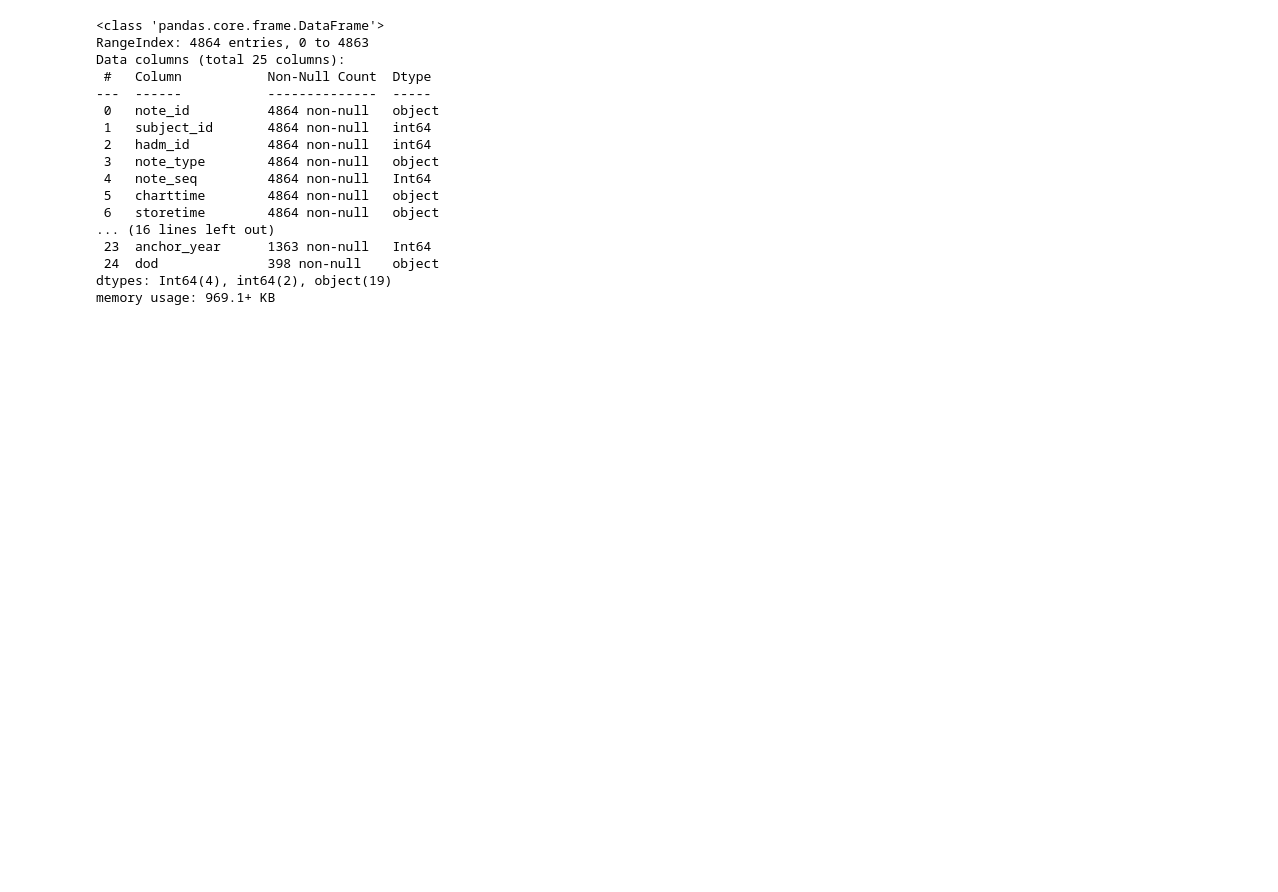
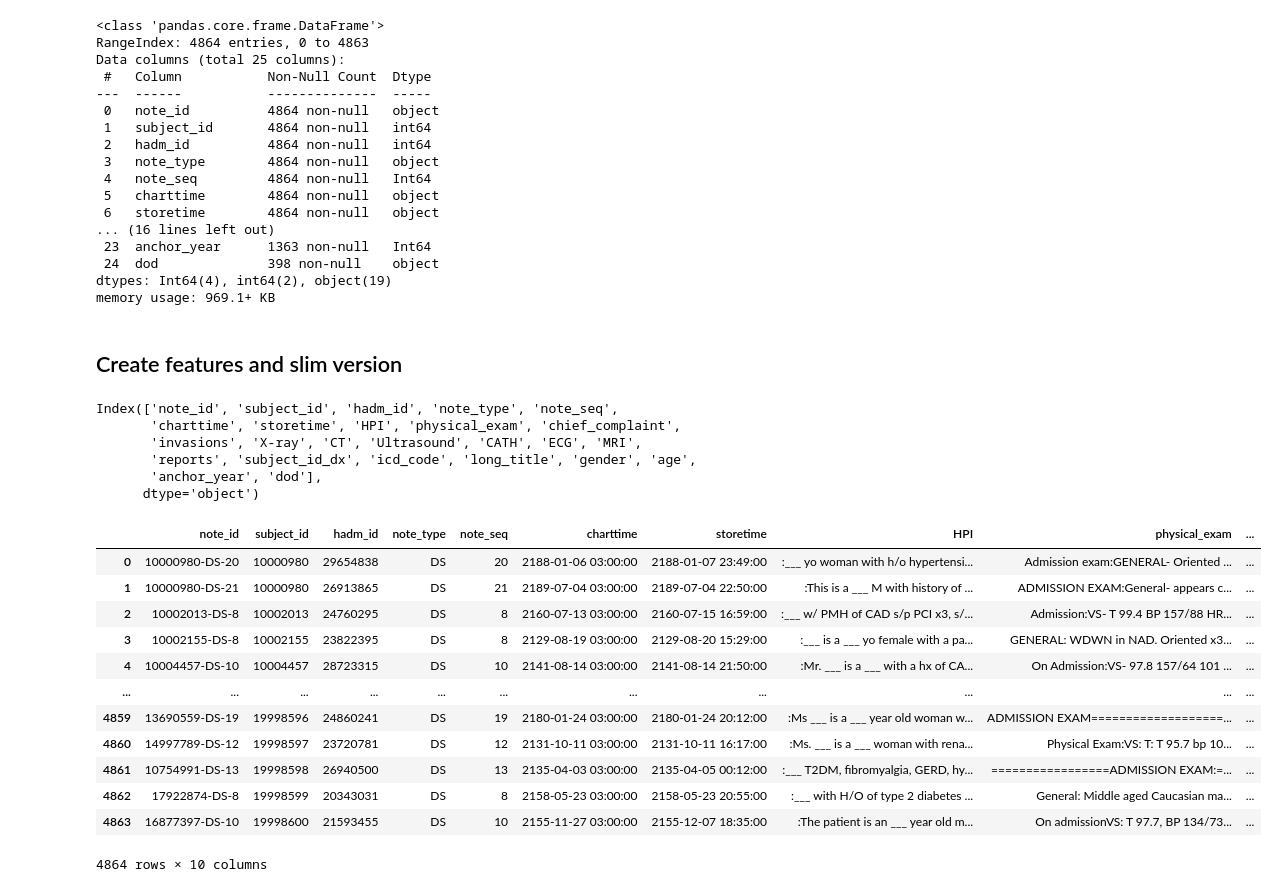
Before and after one commit to alexandermittet/Data_Analytics_for_Health_UniPi, a Jupyter notebook: code/1.1 df1 heart.ipynb, the cells around one changed output. Cells and saved outputs as stored; diff of their text form; code cells hidden in the pictures; blank space fills up the shorter version.

```diff
--- a/code/1.1 df1 heart.ipynb
+++ b/code/1.1 df1 heart.ipynb
@@ -1805,3 +2251,5 @@ Data columns (total 25 columns):
  24  dod              398 non-null    object
 dtypes: Int64(4), int64(2), object(19)
 memory usage: 969.1+ KB
+# %% [markdown]
+## Create features and slim version
@@ -1807,0 +2258,25 @@ memory usage: 969.1+ KB
+# %%
+df_slim.columns
+# %% [output]
+Index(['note_id', 'subject_id', 'hadm_id', 'note_type', 'note_seq',
+       'charttime', 'storetime', 'HPI', 'physical_exam', 'chief_complaint',
+       'invasions', 'X-ray', 'CT', 'Ultrasound', 'CATH', 'ECG', 'MRI',
+       'reports', 'subject_id_dx', 'icd_code', 'long_title', 'gender', 'age',
+       'anchor_year', 'dod'],
+      dtype='object')
+# %%
+df_slim[df_slim.columns[:10]]
+# %% [output]
+|  | note_id | subject_id | hadm_id | note_type | note_seq | charttime | storetime | HPI | physical_exam | ... |
+| 0 | 10000980-DS-20 | 10000980 | 29654838 | DS | 20 | 2188-01-06 03:00:00 | 2188-01-07 23:49:00 | :___ yo woman with h/o hypertensi... | Admission exam:GENERAL- Oriented ... | ... |
+| 1 | 10000980-DS-21 | 10000980 | 26913865 | DS | 21 | 2189-07-04 03:00:00 | 2189-07-04 22:50:00 | :This is a ___ M with history of ... | ADMISSION EXAM:General- appears c... | ... |
+| 2 | 10002013-DS-8 | 10002013 | 24760295 | DS | 8 | 2160-07-13 03:00:00 | 2160-07-15 16:59:00 | :___ w/ PMH of CAD s/p PCI x3, s/... | Admission:VS- T 99.4 BP 157/88 HR... | ... |
+| 3 | 10002155-DS-8 | 10002155 | 23822395 | DS | 8 | 2129-08-19 03:00:00 | 2129-08-20 15:29:00 | :___ is a ___ yo female with a pa... | GENERAL: WDWN in NAD. Oriented x3... | ... |
+| 4 | 10004457-DS-10 | 10004457 | 28723315 | DS | 10 | 2141-08-14 03:00:00 | 2141-08-14 21:50:00 | :Mr. ___ is a ___ with a hx of CA... | On Admission:VS- 97.8 157/64 101 ... | ... |
+| ... | ... | ... | ... | ... | ... | ... | ... | ... | ... | ... |
+| 4859 | 13690559-DS-19 | 19998596 | 24860241 | DS | 19 | 2180-01-24 03:00:00 | 2180-01-24 20:12:00 | :Ms ___ is a ___ year old woman w... | ADMISSION EXAM===================... | ... |
+| 4860 | 14997789-DS-12 | 19998597 | 23720781 | DS | 12 | 2131-10-11 03:00:00 | 2131-10-11 16:17:00 | :Ms. ___ is a ___ woman with rena... | Physical Exam:VS: T: T 95.7 bp 10... | ... |
+| 4861 | 10754991-DS-13 | 19998598 | 26940500 | DS | 13 | 2135-04-03 03:00:00 | 2135-04-05 00:12:00 | :___ T2DM, fibromyalgia, GERD, hy... | =================ADMISSION EXAM:=... | ... |
+| 4862 | 17922874-DS-8 | 19998599 | 20343031 | DS | 8 | 2158-05-23 03:00:00 | 2158-05-23 20:55:00 | :___ with H/O of type 2 diabetes ... | General: Middle aged Caucasian ma... | ... |
+| 4863 | 16877397-DS-10 | 19998600 | 21593455 | DS | 10 | 2155-11-27 03:00:00 | 2155-12-07 18:35:00 | :The patient is an ___ year old m... | On admissionVS: T 97.7, BP 134/73... | ... |
+4864 rows × 10 columns
```
Also changed, not shown: parts of 26 cells of this notebook, 10 other files.
